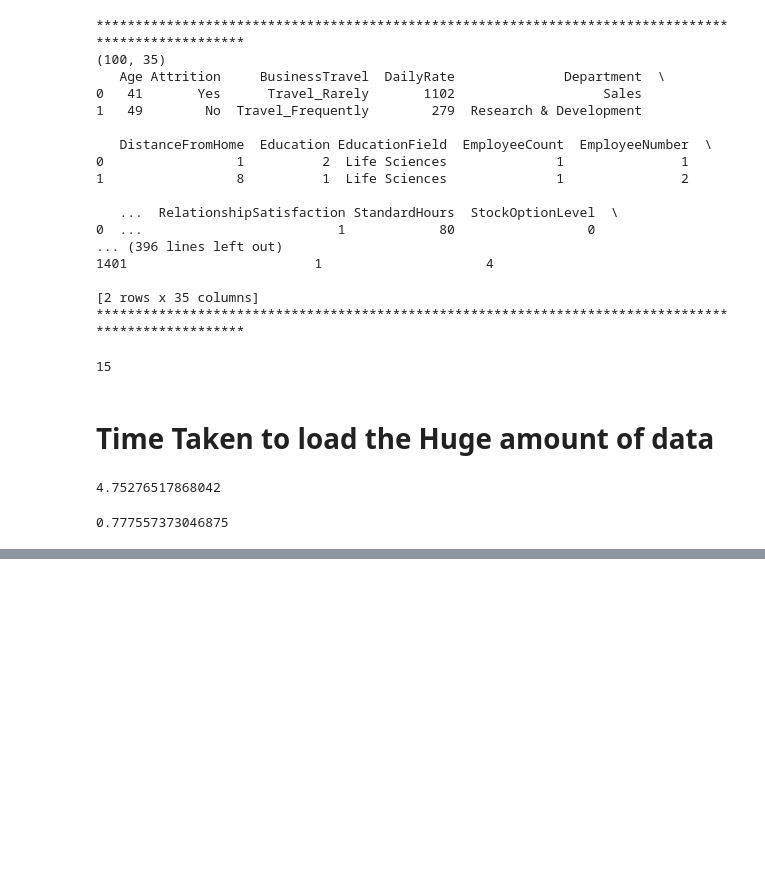
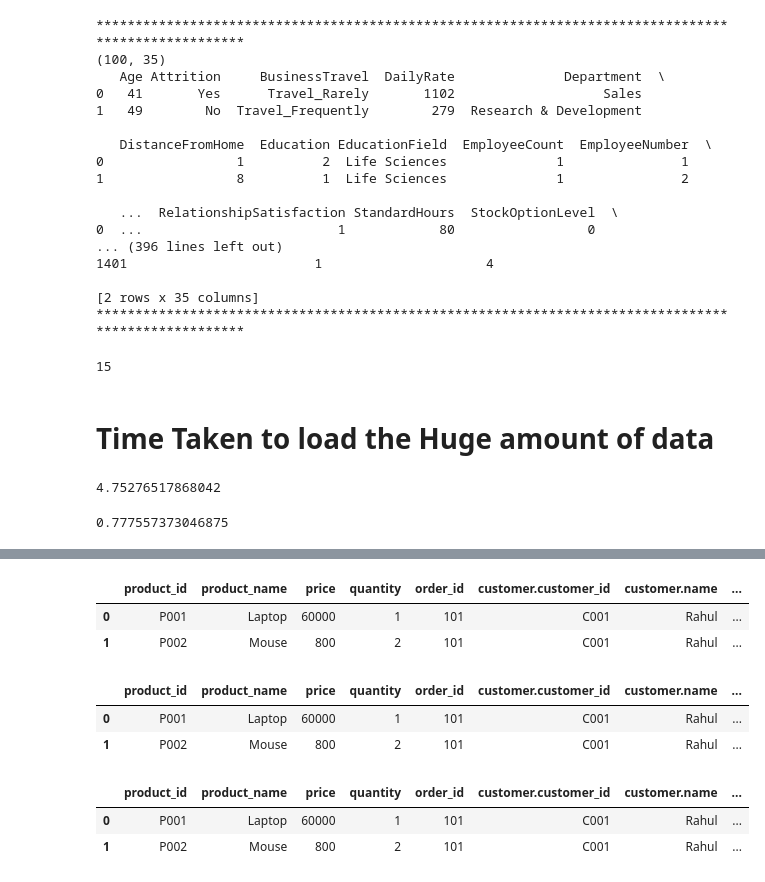
Before and after one commit to Masireddyvamshi/Machine-Learning-Notes, a Jupyter notebook: Data_collection_handling_different_formats_of_data.ipynb, the cells around one changed output, grey strips where cells are left out. Cells and saved outputs as stored; diff of their text form; code cells hidden in the pictures; blank space fills up the shorter version.

Commit message:
Json

```diff
--- a/Data_collection_handling_different_formats_of_data.ipynb
+++ b/Data_collection_handling_different_formats_of_data.ipynb
@@ -214,0 +480,30 @@ shape: (5, 129)
+# %%
+data = {
+    "order_id": 101,
+    "customer": {
+        "customer_id": "C001",
+        "name": "Rahul",
+        "contact": {
+            "email": "rahul@gmail.com",
+            "phone": "9876543210"
+        }
+    },
+    "items": [
+        {
+            "product_id": "P001",
+            "product_name": "Laptop",
+            "price": 60000,
+            "quantity": 1
+        },
+        {
+            "product_id": "P002",
+            "product_name": "Mouse",
+            "price": 800,
+            "quantity": 2
+        }
+    ],
+    "payment": {
+        "method": "Credit Card",
+        "status": "Success"
+    }
+}
@@ -214,0 +522,18 @@ shape: (5, 129)
+# %%
+pd.json_normalize(data,record_path=['items'],meta=['order_id',['customer','customer_id'],['customer','name'],['customer','contact'],'payment'])
+# %% [output]
+|  | product_id | product_name | price | quantity | order_id | customer.customer_id | customer.name | ... |
+| 0 | P001 | Laptop | 60000 | 1 | 101 | C001 | Rahul | ... |
+| 1 | P002 | Mouse | 800 | 2 | 101 | C001 | Rahul | ... |
+# %%
+pd.json_normalize(data,record_path=['items'],meta=['order_id',['customer','customer_id'],['customer','name'],['customer','contact'],['customer','contact','email'],['customer','contact','phone'],'payment'])
+# %% [output]
+|  | product_id | product_name | price | quantity | order_id | customer.customer_id | customer.name | ... |
+| 0 | P001 | Laptop | 60000 | 1 | 101 | C001 | Rahul | ... |
+| 1 | P002 | Mouse | 800 | 2 | 101 | C001 | Rahul | ... |
+# %%
+pd.json_normalize(data,record_path=['items'],meta=['order_id',['customer','customer_id'],['customer','name'],['customer','contact'],['customer','contact','email'],['customer','contact','phone'],['payment','method'],['payment','status']])
+# %% [output]
+|  | product_id | product_name | price | quantity | order_id | customer.customer_id | customer.name | ... |
+| 0 | P001 | Laptop | 60000 | 1 | 101 | C001 | Rahul | ... |
+| 1 | P002 | Mouse | 800 | 2 | 101 | C001 | Rahul | ... |
```
Also changed, not shown: parts of 52 cells of this notebook.
